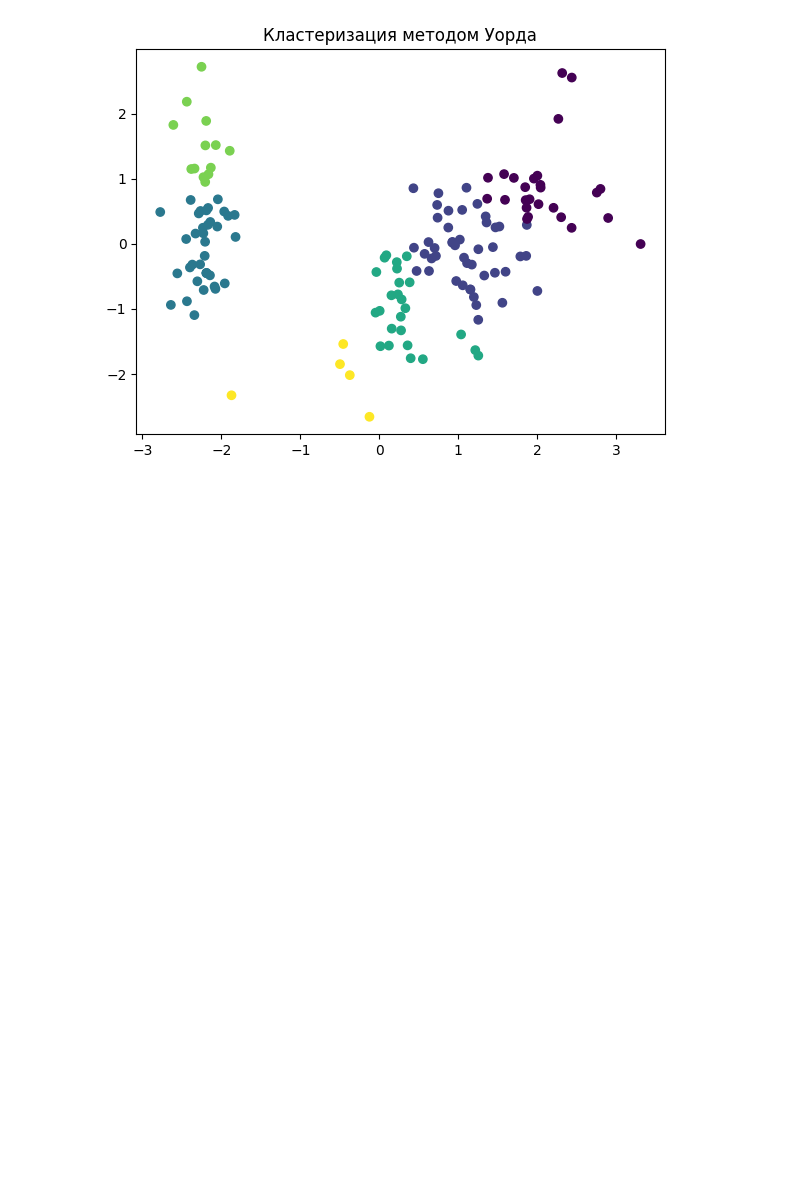
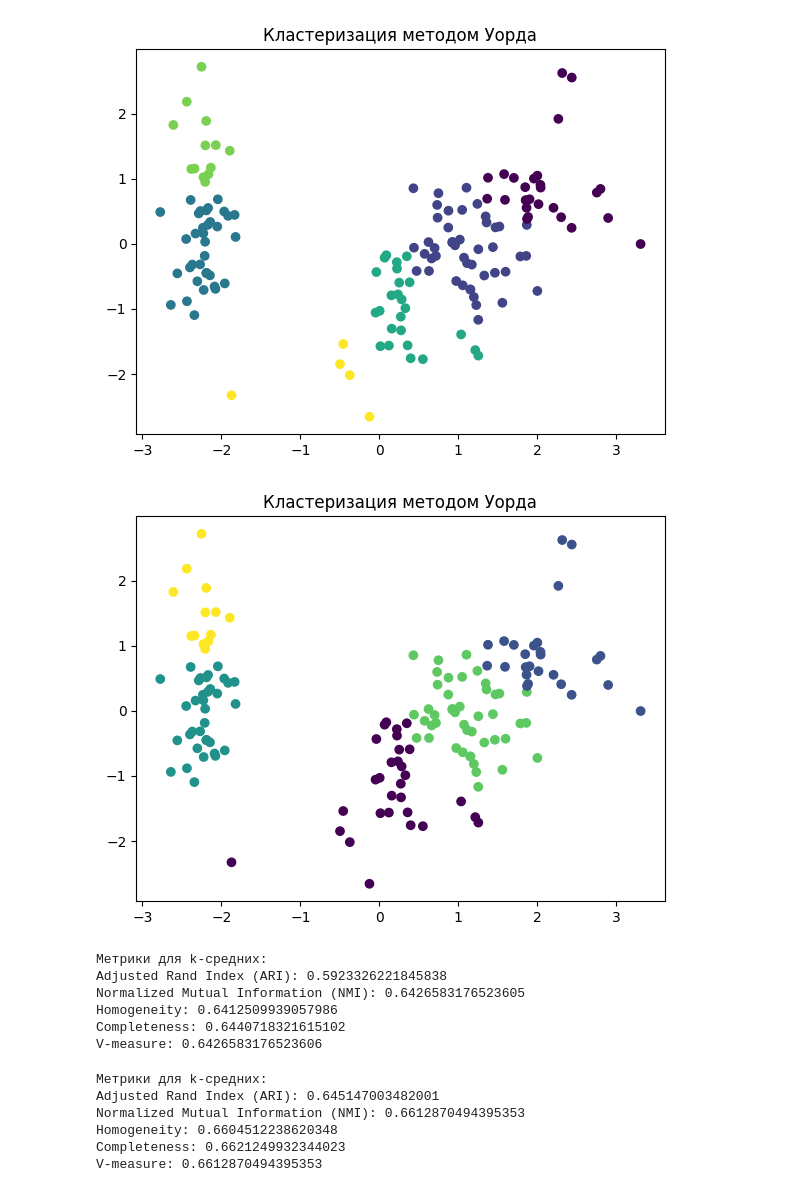
Before and after one commit to vladocrat/ML, a Jupyter notebook: lab3/main.ipynb, the cells around one changed output. Drawn from its saved outputs; the diff is of its cells as text; code cells hidden in the pictures; blank space fills up the shorter version.

```diff
--- a/lab3/main.ipynb
+++ b/lab3/main.ipynb
@@ -63,6 +63,49 @@ plotClusters(clusters_ward, X_pca, 'Кластеризация методом У
 # %% [output]
 [figure]
 # %%
-ward = AgglomerativeClustering(n_clusters=6, linkage='ward', metric='manhattan')
+ward = AgglomerativeClustering(n_clusters=None, linkage='ward', distance_threshold=6)
 clusters_ward = ward.fit_predict(features)
 plotClusters(clusters_ward, X_pca, 'Кластеризация методом Уорда', 2)
+# %% [output]
+[figure, added]
+# %%
+from sklearn.calibration import LabelEncoder
+from sklearn.metrics import adjusted_rand_score, normalized_mutual_info_score
+from sklearn.metrics import homogeneity_score, completeness_score, v_measure_score
+
+label_encoder = LabelEncoder()
+targets = label_encoder.fit_transform(targets)
+
+kmeans = KMeans(n_clusters=3, init="random", random_state=11111)
+clusters_kmeans = kmeans.fit_predict(features)
+
+print("Метрики для k-средних:")
+print("Adjusted Rand Index (ARI):", adjusted_rand_score(targets, clusters_kmeans))
+print("Normalized Mutual Information (NMI):", normalized_mutual_info_score(targets, clusters_kmeans))
+print("Homogeneity:", homogeneity_score(targets, clusters_kmeans))
+print("Completeness:", completeness_score(targets, clusters_kmeans))
+print("V-measure:", v_measure_score(targets, clusters_kmeans))
+# %% [output]
+Метрики для k-средних:
+Adjusted Rand Index (ARI): 0.5923326221845838
+Normalized Mutual Information (NMI): 0.6426583176523605
+Homogeneity: 0.6412509939057986
+Completeness: 0.6440718321615102
+V-measure: 0.6426583176523606
+# %%
+kmeans = KMeans(n_clusters=3)
+clusters_kmeans = kmeans.fit_predict(features)
+
+print("Метрики для k-средних:")
+print("Adjusted Rand Index (ARI):", adjusted_rand_score(targets, clusters_kmeans))
+print("Normalized Mutual Information (NMI):", normalized_mutual_info_score(targets, clusters_kmeans))
+print("Homogeneity:", homogeneity_score(targets, clusters_kmeans))
+print("Completeness:", completeness_score(targets, clusters_kmeans))
+print("V-measure:", v_measure_score(targets, clusters_kmeans))
+# %% [output]
+Метрики для k-средних:
+Adjusted Rand Index (ARI): 0.645147003482001
+Normalized Mutual Information (NMI): 0.6612870494395353
+Homogeneity: 0.6604512238620348
+Completeness: 0.6621249932344023
+V-measure: 0.6612870494395353
```
Also changed, not shown: parts of 4 cells of this notebook, 1 other file.
